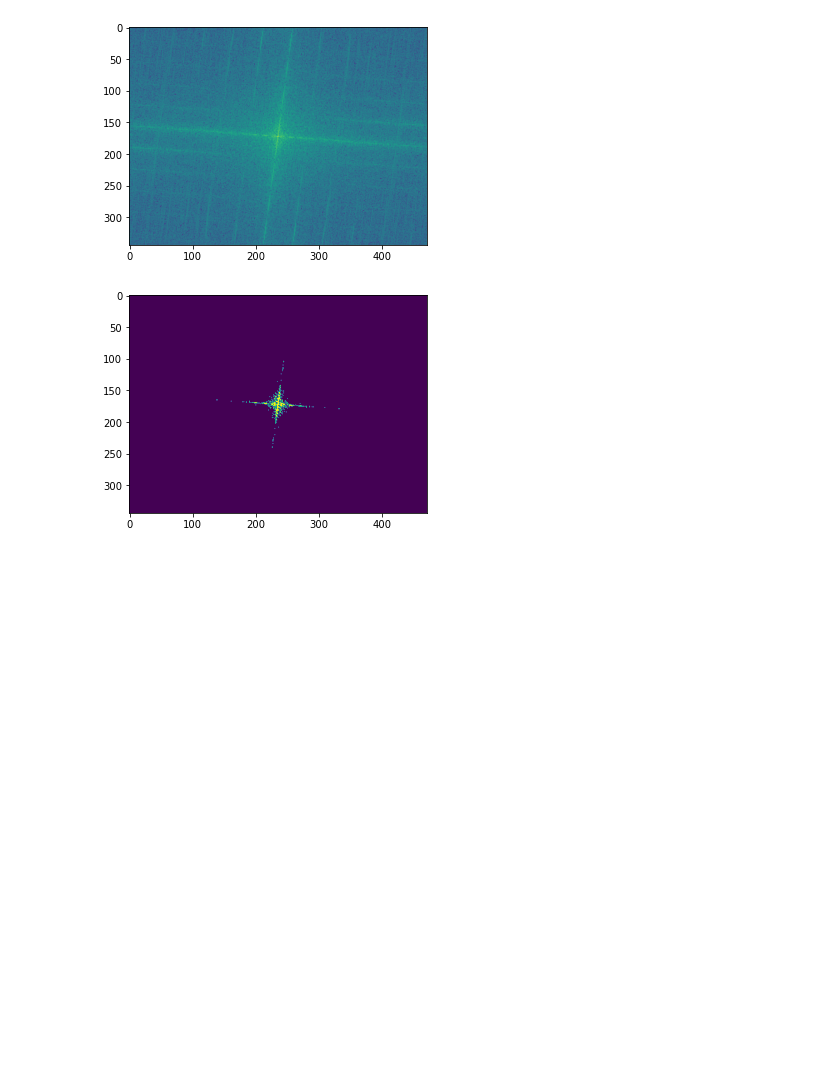
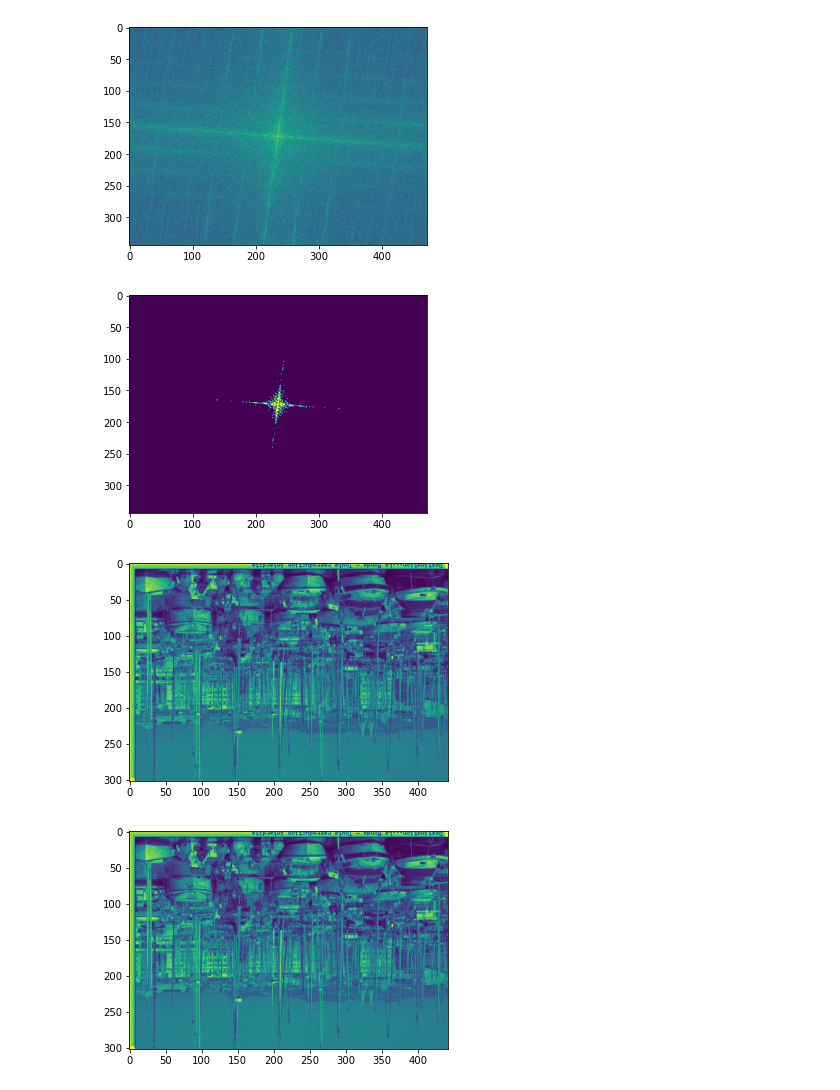
Before and after one commit to LUKALAVAL/BIMA, a Jupyter notebook: TME2/TME2.ipynb, the cells around one changed output. Drawn from its saved outputs; the diff is of its cells as text; code cells hidden in the pictures; blank space fills up the shorter version.

```diff
--- a/TME2/TME2.ipynb
+++ b/TME2/TME2.ipynb
@@ -155,7 +167,7 @@ def rotateImage(I,a):
 
 ####### your code below
 def rectifyOrientation(I):
-    THR_FTImg = thresholdImage(computeFT(I), 3e5)
-    Iori, deg = mainOrientation(toVisualizeFT(THR_FTImg))
-    return rotateImage(I, -1*deg)
+    THR_FT_I = thresholdImage(computeFT(I), 3e5)
+    Iori, deg = mainOrientation(toVisualizeFT(THR_FT_I))
+    return rotateImage(I, (-1)*deg)
 # %% [markdown]
@@ -205,0 +219,17 @@ plt.show()
+# %%
+# Observation port avec rotation de 180° puis correction
+portRotated = rotateImage(port, 180)
+portRectified = rectifyOrientation(portRotated)
+
+plt.imshow(portRotated)
+plt.show()
+
+plt.imshow(portRectified)
+plt.show()
+
+# Bizarrement le problème disparait avec une rotation à 180°, cependant l'image est renversée
+# même après la correction car la croix observée est par définition symétrique donc l'algorithme
+# de peut faire la différence dans ce cas ci entrre haut et bas
+# %% [output]
+[figure, added]
+[figure, added]
```
Also changed, not shown: parts of 10 cells of this notebook.
